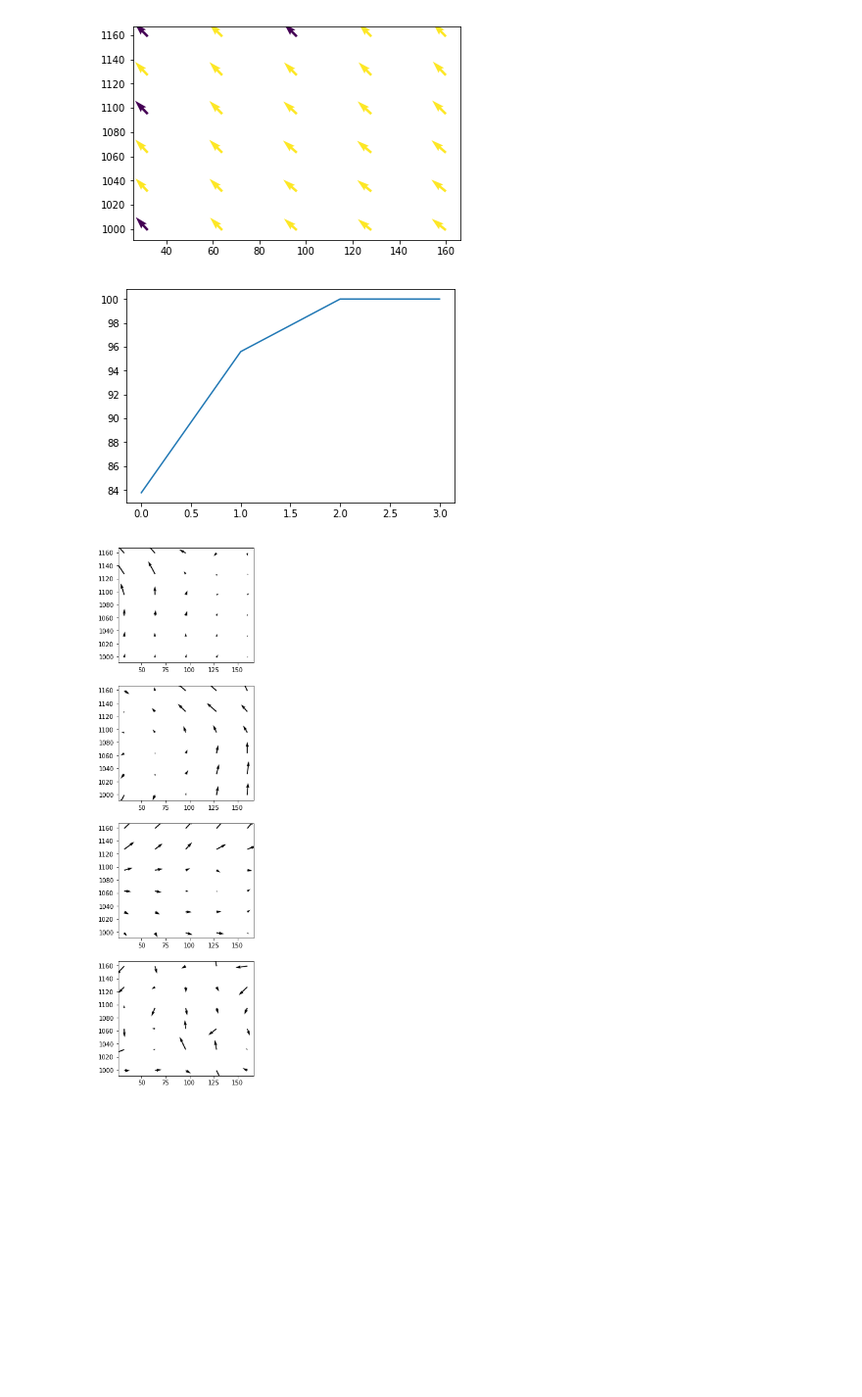
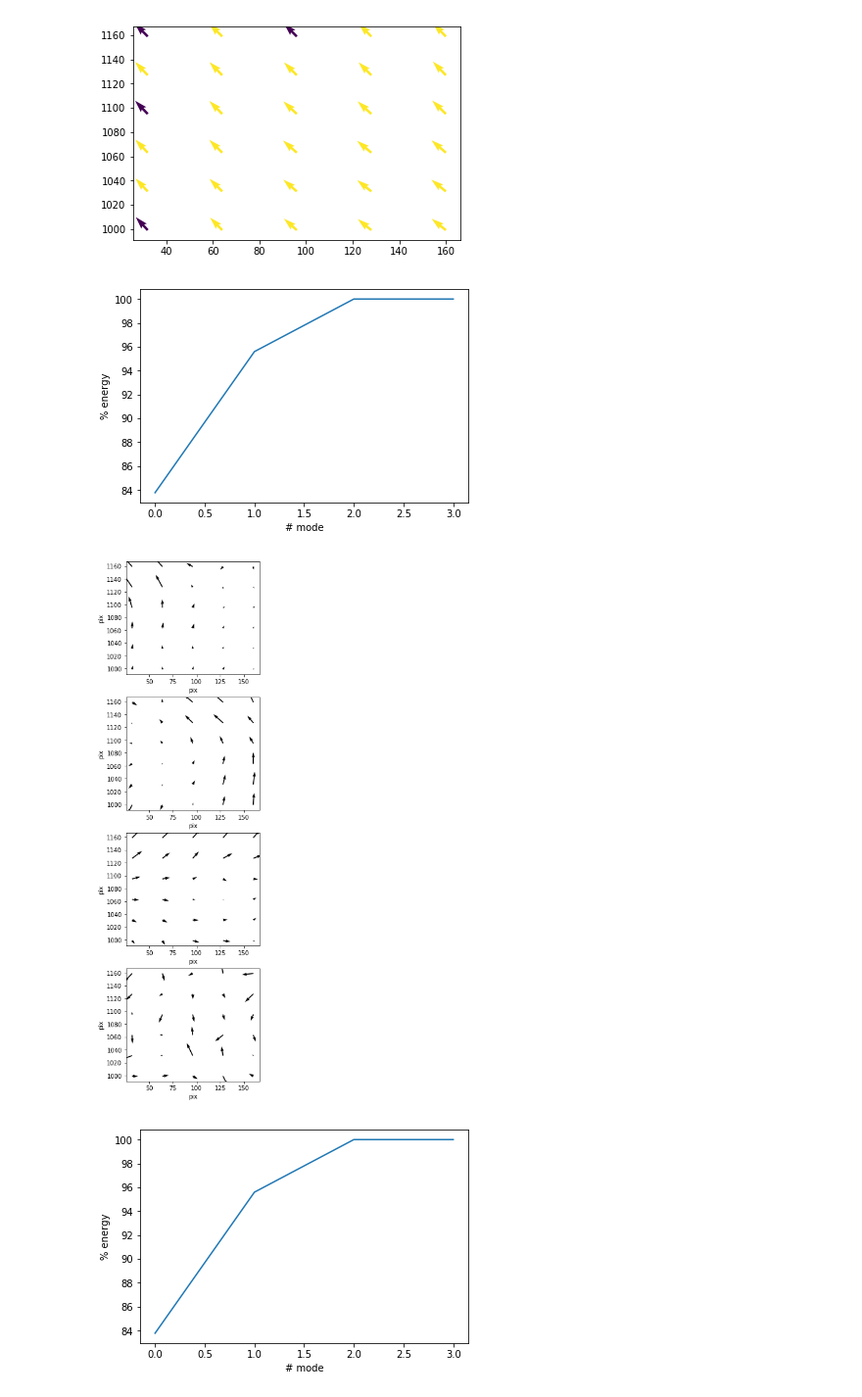
Before and after one commit to OpenPIV/openpiv-podbox, a Jupyter notebook: Python/notebooks/poduv.ipynb, the cells around one changed output. Shown: that part at 98% size. Saved outputs shown, nothing was run; the diff lists cells and outputs as text; code cells hidden in the pictures; blank space fills up the shorter version.

```diff
--- a/Python/notebooks/poduv.ipynb
+++ b/Python/notebooks/poduv.ipynb
@@ -51,7 +51,7 @@ ax.quiver(x,y,u[0,:,:],v[0,:,:],chc[0,:,:])
 method = 'snapshot'
 n_modes = None
 # %%
-def pod_modes(u,v,n_modes=None, method='snapshot'):
+def pod_modes(u,v,n_modes=None, method='snapshot',reconstruction=False,modes='all'):
     """ estimates POD modes of a 2D vector field using a direct or a snapshot methods """
     N = len(u)
     r,c = u[0].shape
@@ -90,9 +90,6 @@ def pod_modes(u,v,n_modes=None, method='snapshot'):
         n_modes = np.min([N,D.shape[0]]) # all relevant
 
     Erel = np.cumsum(L/np.sum(L))
-    plt.figure()
-    plt.plot(Erel[:n_modes]*100)
-
 
     if method is 'snapshot':
         S = np.sqrt(D)# np.abs(D))
@@ -105,17 +102,42 @@ def pod_modes(u,v,n_modes=None, method='snapshot'):
         a = np.dot(Uf.T,phi[:,:n_modes]).T
         phi = phi[:,:n_modes].real
 
-    umodes,vmodes = np.zeros((r,c,n_modes),dtype=complex),np.zeros((r,c,n_modes),dtype=complex)
+    umodes,vmodes = np.zeros((r,c,n_modes)),np.zeros((r,c,n_modes))
     for i in range(n_modes):
         umodes[:,:,i] = phi[:len1,i].reshape(r,c)
         vmodes[:,:,i] = phi[len1:,i].reshape(r,c)
-    return umodes,vmodes
+
+    # multi-mode reconstruction
+    if reconstruction is True:
+        ur = np.zeros_like(u)
+        vr = np.zeros_like(v)
+        if modes is 'all':
+            modes = range(n_modes)
+        print(modes)
+        for i in range(N):
+            _phi = np.dot(phi[modes,i],a[modes,i]) + Umean
+            ur[i,:,:] = _phi[:len1].reshape(r,c)
+            vr[i,:,:] = _phi[len1:].reshape(r,c)
+
+        return umodes,vmodes,Erel,ur,vr
+    else:
+        return umodes,vmodes,Erel
 # %%
-umodes,vmodes = pod_modes(u,v,n_modes=None, method='snapshot')
+N = len(u)
+for method in ['snapshot','direct']:
+    umodes,vmodes,Erel = pod_modes(u,v,n_modes=None, method=method)
 
-fig,ax = plt.subplots(4,1,figsize=(4,16))
-for i in range(4):
-    ax[i].quiver(x,y,umodes[:,:,i],vmodes[:,:,i])
+    plt.figure()
+    plt.plot(Erel[:N]*100)
+    plt.ylabel('% energy')
+    plt.xlabel('# mode')
+
+    fig,ax = plt.subplots(N,1,figsize=(4,16))
+    for i in range(N):
+        ax[i].quiver(x,y,umodes[:,:,i],vmodes[:,:,i])
+        ax[i].set_xlabel('pix')
+        ax[i].set_ylabel('pix')
 # %% [output]
-[figure, old version]
+[figure, new version]
-[figure, old version]
+[figure, new version]
+[figure, added]
```
Also changed, not shown: parts of 2 cells of this notebook.
